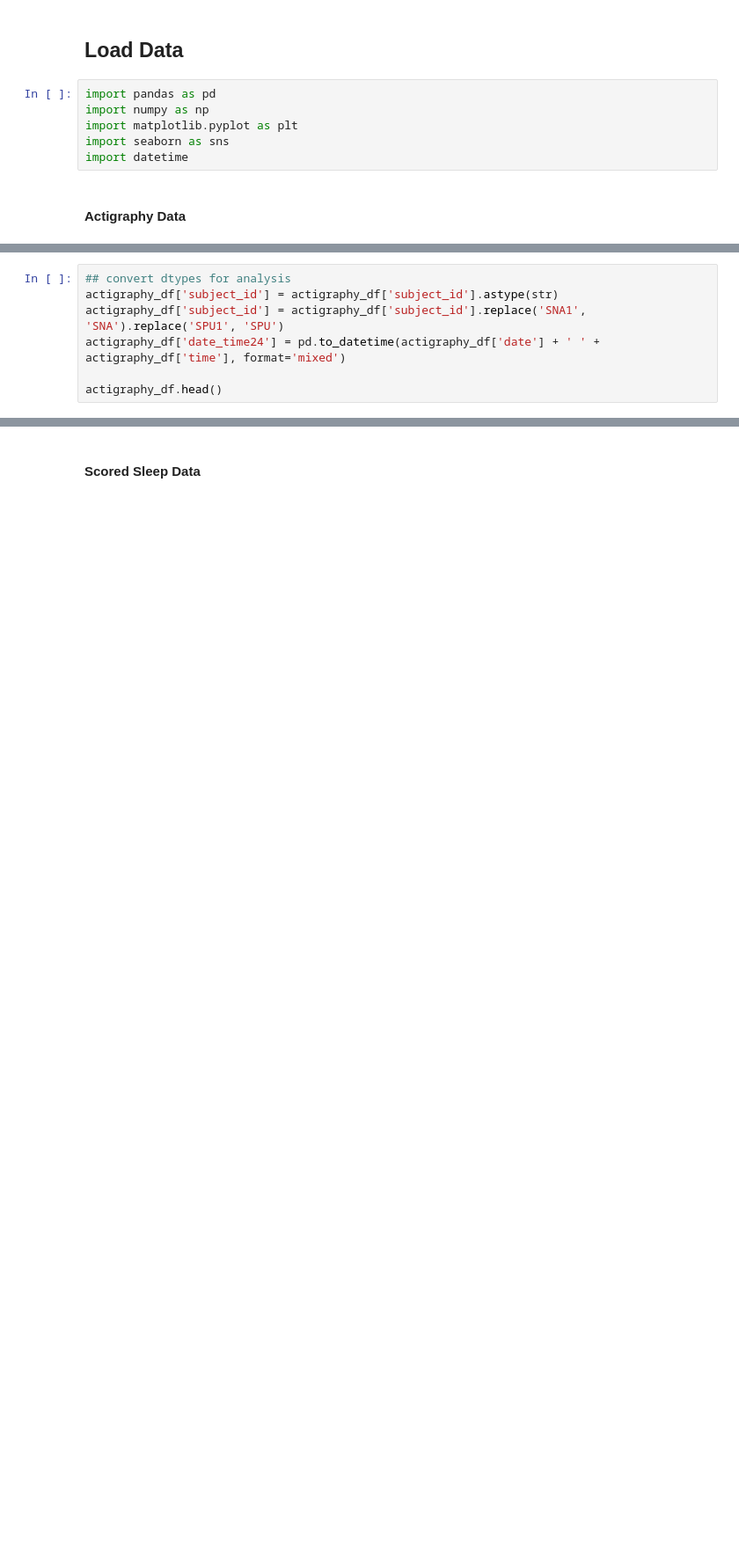
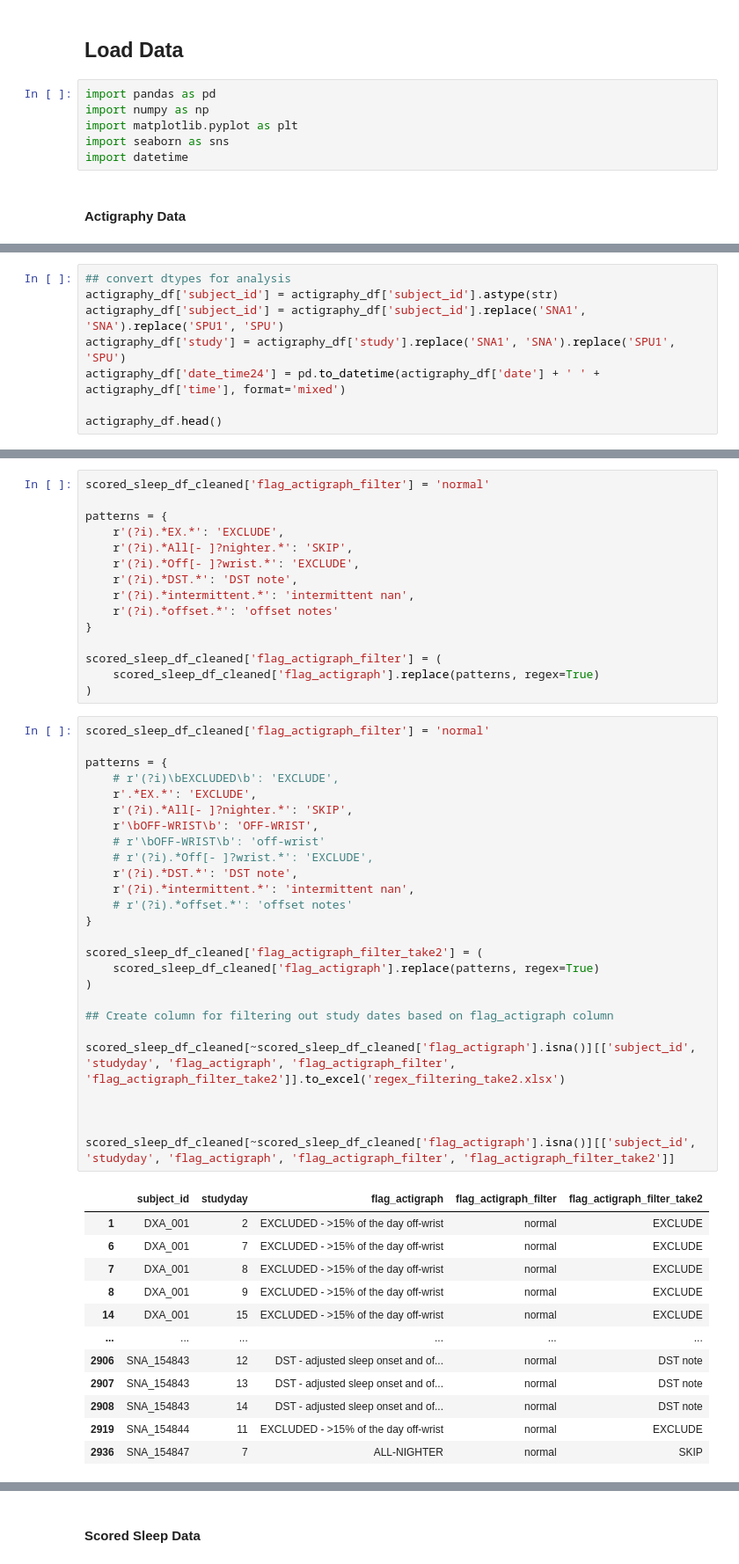
Before and after one commit to Tom-Gooding/Portfolio, a Jupyter notebook: Data_Projects/Rutgers Research/Rutgers_Sleep_Cannabis_Alcohol_study/RUmerging_sleep_actigraphy_data_091026.ipynb, the cells around one changed output, grey strips where cells are left out. Shown at 88% size. Drawn from its saved outputs; the diff is of its cells as text; blank space fills up the shorter version.

```diff
--- a/Data_Projects/Rutgers Research/Rutgers_Sleep_Cannabis_Alcohol_study/RUmerging_sleep_actigraphy_data_091026.ipynb
+++ b/Data_Projects/Rutgers Research/Rutgers_Sleep_Cannabis_Alcohol_study/RUmerging_sleep_actigraphy_data_091026.ipynb
@@ -44,6 +43,7 @@ actigraphy_df[actigraphy_df['subject_id']=='siesta2_218'].head()
 ## convert dtypes for analysis
 actigraphy_df['subject_id'] = actigraphy_df['subject_id'].astype(str)
 actigraphy_df['subject_id'] = actigraphy_df['subject_id'].replace('SNA1', 'SNA').replace('SPU1', 'SPU')
+actigraphy_df['study'] = actigraphy_df['study'].replace('SNA1', 'SNA').replace('SPU1', 'SPU')
 actigraphy_df['date_time24'] = pd.to_datetime(actigraphy_df['date'] + ' ' + actigraphy_df['time'], format='mixed')
 
 actigraphy_df.head()
@@ -151,0 +419,54 @@ scored_test.head()
+# %%
+scored_sleep_df_cleaned['flag_actigraph_filter'] = 'normal'
+
+patterns = {
+    r'(?i).*EX.*': 'EXCLUDE',
+    r'(?i).*All[- ]?nighter.*': 'SKIP',
+    r'(?i).*Off[- ]?wrist.*': 'EXCLUDE',
+    r'(?i).*DST.*': 'DST note',
+    r'(?i).*intermittent.*': 'intermittent nan',
+    r'(?i).*offset.*': 'offset notes'
+}
+
+scored_sleep_df_cleaned['flag_actigraph_filter'] = (
+    scored_sleep_df_cleaned['flag_actigraph'].replace(patterns, regex=True)
+)
+# %%
+scored_sleep_df_cleaned['flag_actigraph_filter'] = 'normal'
+
+patterns = {
+    # r'(?i)\bEXCLUDED\b': 'EXCLUDE',
+    r'.*EX.*': 'EXCLUDE',
+    r'(?i).*All[- ]?nighter.*': 'SKIP',
+    r'\bOFF-WRIST\b': 'OFF-WRIST',
+    # r'\bOFF-WRIST\b': 'off-wrist'
+    # r'(?i).*Off[- ]?wrist.*': 'EXCLUDE',
+    r'(?i).*DST.*': 'DST note',
+    r'(?i).*intermittent.*': 'intermittent nan',
+    # r'(?i).*offset.*': 'offset notes'
+}
+
+scored_sleep_df_cleaned['flag_actigraph_filter_take2'] = (
+    scored_sleep_df_cleaned['flag_actigraph'].replace(patterns, regex=True)
+)
+
+## Create column for filtering out study dates based on flag_actigraph column
+
+scored_sleep_df_cleaned[~scored_sleep_df_cleaned['flag_actigraph'].isna()][['subject_id', 'studyday', 'flag_actigraph', 'flag_actigraph_filter', 'flag_actigraph_filter_take2']].to_excel('regex_filtering_take2.xlsx')
+
+
+
+scored_sleep_df_cleaned[~scored_sleep_df_cleaned['flag_actigraph'].isna()][['subject_id', 'studyday', 'flag_actigraph', 'flag_actigraph_filter', 'flag_actigraph_filter_take2']]
+# %% [output]
+|  | subject_id | studyday | flag_actigraph | flag_actigraph_filter | flag_actigraph_filter_take2 |
+| 1 | DXA_001 | 2 | EXCLUDED - >15% of the day off-wrist | normal | EXCLUDE |
+| 6 | DXA_001 | 7 | EXCLUDED - >15% of the day off-wrist | normal | EXCLUDE |
+| 7 | DXA_001 | 8 | EXCLUDED - >15% of the day off-wrist | normal | EXCLUDE |
+| 8 | DXA_001 | 9 | EXCLUDED - >15% of the day off-wrist | normal | EXCLUDE |
+| 14 | DXA_001 | 15 | EXCLUDED - >15% of the day off-wrist | normal | EXCLUDE |
+| ... | ... | ... | ... | ... | ... |
+| 2906 | SNA_154843 | 12 | DST - adjusted sleep onset and of... | normal | DST note |
+| 2907 | SNA_154843 | 13 | DST - adjusted sleep onset and of... | normal | DST note |
+| 2908 | SNA_154843 | 14 | DST - adjusted sleep onset and of... | normal | DST note |
+| 2919 | SNA_154844 | 11 | EXCLUDED - >15% of the day off-wrist | normal | EXCLUDE |
+| 2936 | SNA_154847 | 7 | ALL-NIGHTER | normal | SKIP |
```
Also changed, not shown: parts of 48 cells of this notebook, 2 other files.
